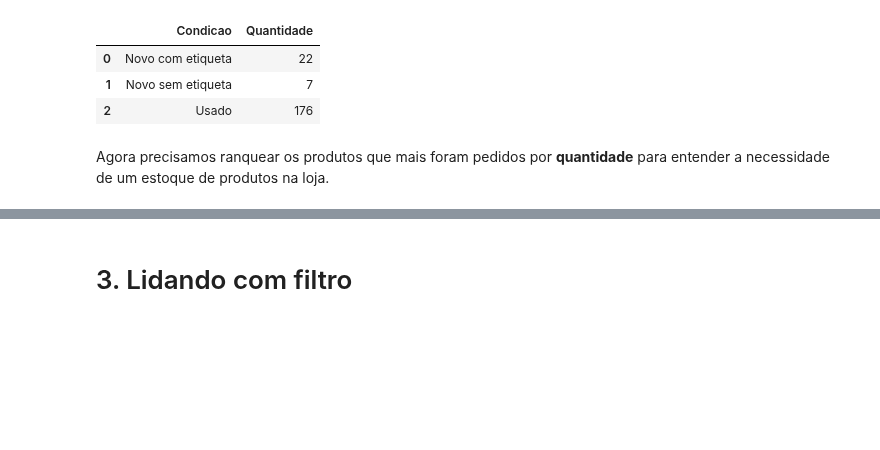
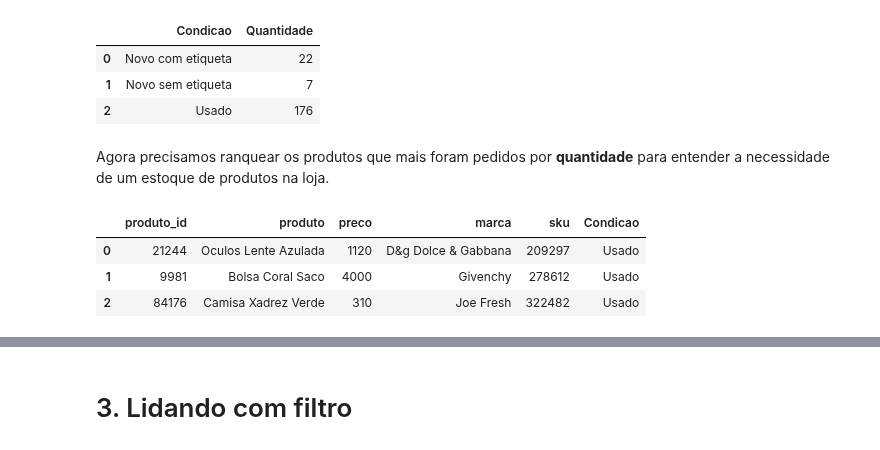
Before and after one commit to ledsouza/python-sql, a Jupyter notebook: Notebook_Meteora.ipynb, the cells around one changed output, grey strips where cells are left out. Saved outputs shown, nothing was run; the diff lists cells and outputs as text; code cells hidden in the pictures; blank space fills up the shorter version.

```diff
--- a/Notebook_Meteora.ipynb
+++ b/Notebook_Meteora.ipynb
@@ -100,3 +100,10 @@ fig.update_layout(title='Contagem por tipo de condições dos produtos', xaxis_t
 fig.show()
 # %% [markdown]
 Agora precisamos ranquear os produtos que mais foram pedidos por **quantidade** para entender a necessidade de um estoque de produtos na loja.
+# %%
+sql_df('SELECT * FROM PRODUTOS').head(3)
+# %% [output]
+|  | produto_id | produto | preco | marca | sku | Condicao |
+| 0 | 21244 | Oculos Lente Azulada | 1120 | D&g Dolce & Gabbana | 209297 | Usado |
+| 1 | 9981 | Bolsa Coral Saco | 4000 | Givenchy | 278612 | Usado |
+| 2 | 84176 | Camisa Xadrez Verde | 310 | Joe Fresh | 322482 | Usado |
```
Also changed, not shown: parts of 3 cells of this notebook.
